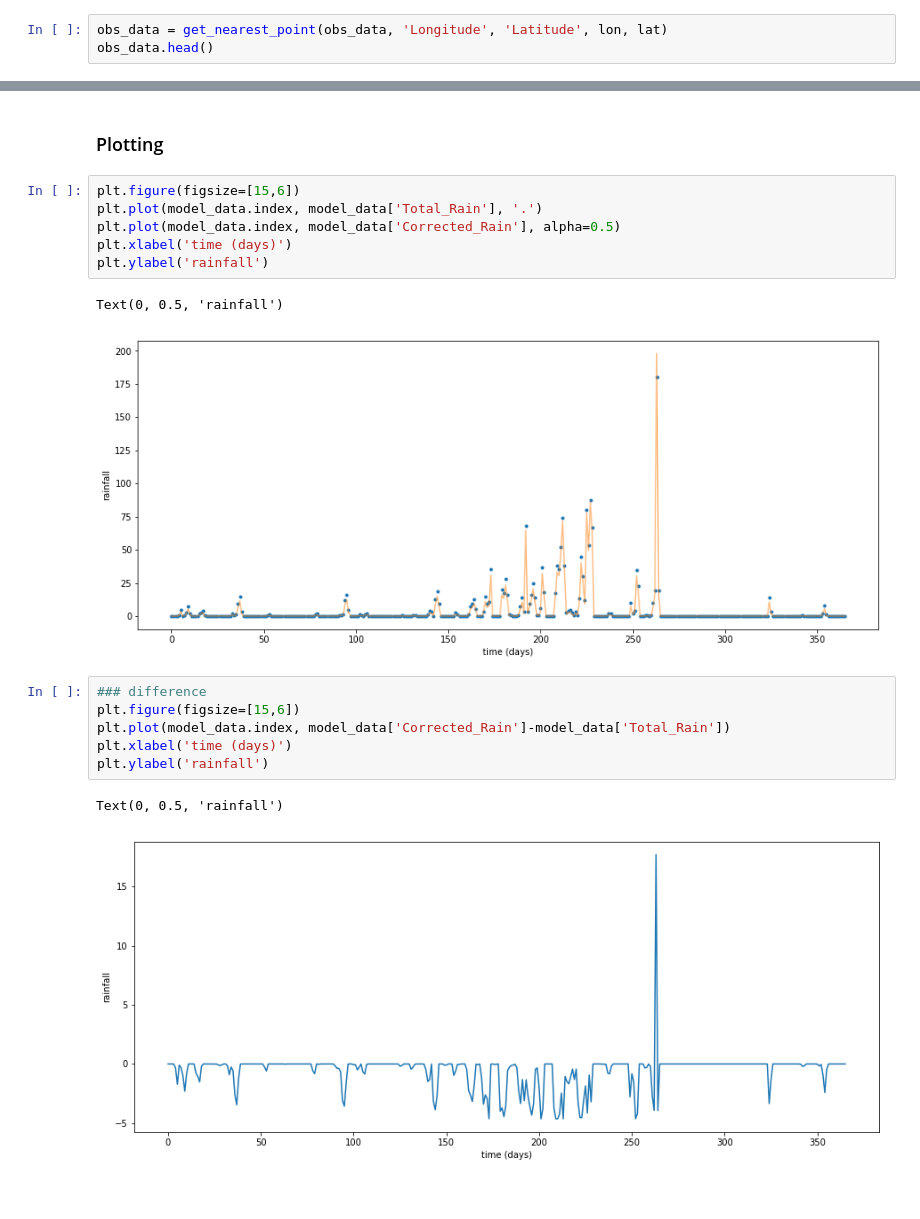
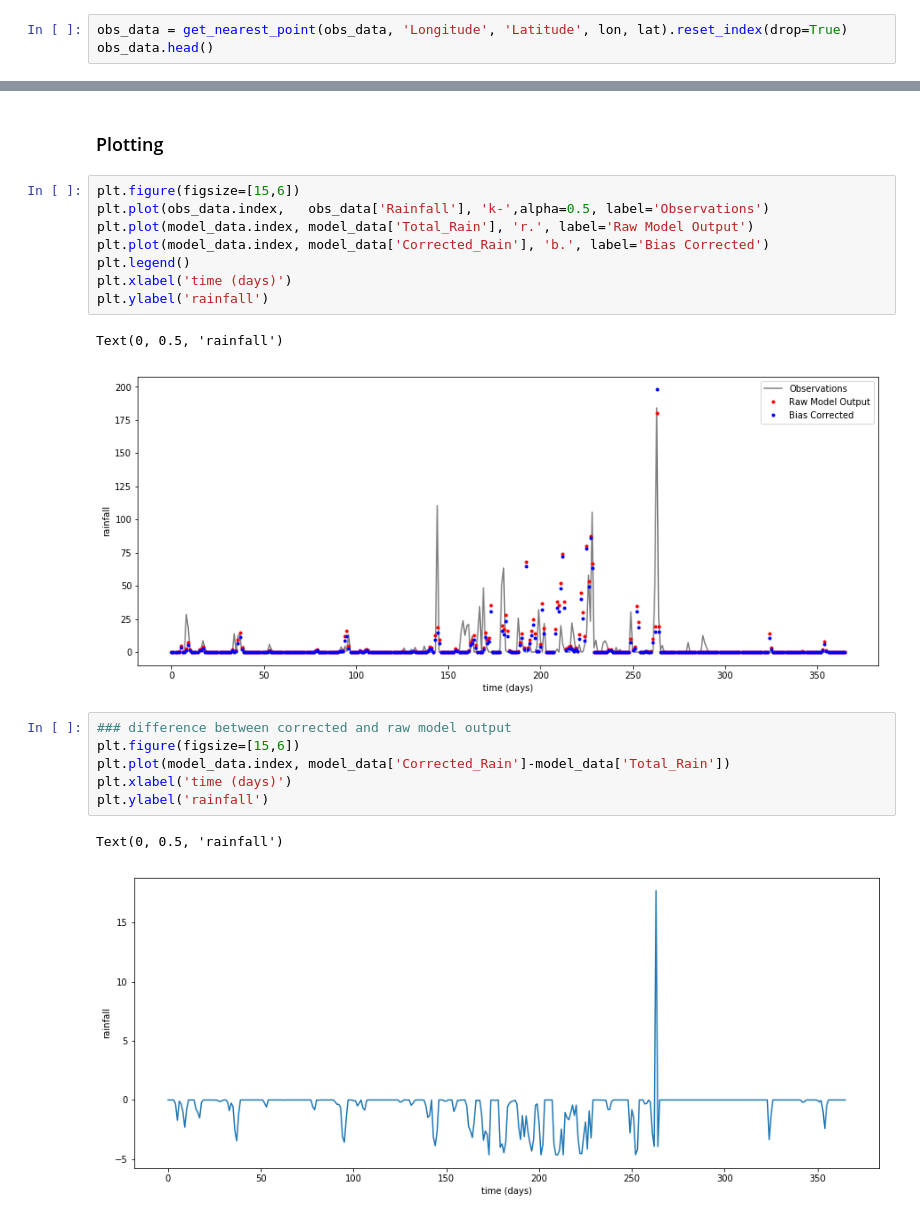
Before and after one commit to scotthosking/notebooks, a Jupyter notebook: Bias_Correction_for_Precip.ipynb, the cells around one changed output, grey strips where cells are left out. Drawn from its saved outputs; the diff is of its cells as text.

Commit message:
add obs data to plots

```diff
--- a/Bias_Correction_for_Precip.ipynb
+++ b/Bias_Correction_for_Precip.ipynb
@@ -110,7 +110,7 @@ obs_data.head()
 | 22790 | 2008-01-09 | AMRITSAR, IN | 74.797 | 31.71 | 230.4 | 11.9 |
 | 22791 | 2008-01-10 | AMRITSAR, IN | 74.797 | 31.71 | 230.4 | 6.1 |
 # %%
-obs_data = get_nearest_point(obs_data, 'Longitude', 'Latitude', lon, lat)
+obs_data = get_nearest_point(obs_data, 'Longitude', 'Latitude', lon, lat).reset_index(drop=True)
 obs_data.head()
 # %% [output]
 |  | Date | Station_Name | Longitude | Latitude | Altitude | Rainfall |
@@ -152,15 +152,17 @@ obs_data['Rainfall'].values.std(), model_data['Corrected_Rain'].std(), model_dat
 ### Plotting
 # %%
 plt.figure(figsize=[15,6])
-plt.plot(model_data.index, model_data['Total_Rain'], '.')
-plt.plot(model_data.index, model_data['Corrected_Rain'], alpha=0.5)
+plt.plot(obs_data.index,   obs_data['Rainfall'], 'k-',alpha=0.5, label='Observations')
+plt.plot(model_data.index, model_data['Total_Rain'], 'r.', label='Raw Model Output')
+plt.plot(model_data.index, model_data['Corrected_Rain'], 'b.', label='Bias Corrected')
+plt.legend()
 plt.xlabel('time (days)')
 plt.ylabel('rainfall')
 # %% [output]
 Text(0, 0.5, 'rainfall')
-[figure, old version]
+[figure, new version]
 # %%
-### difference
+### difference between corrected and raw model output
 plt.figure(figsize=[15,6])
 plt.plot(model_data.index, model_data['Corrected_Rain']-model_data['Total_Rain'])
 plt.xlabel('time (days)')
```
Also changed, not shown: parts of 1 cell of this notebook.
